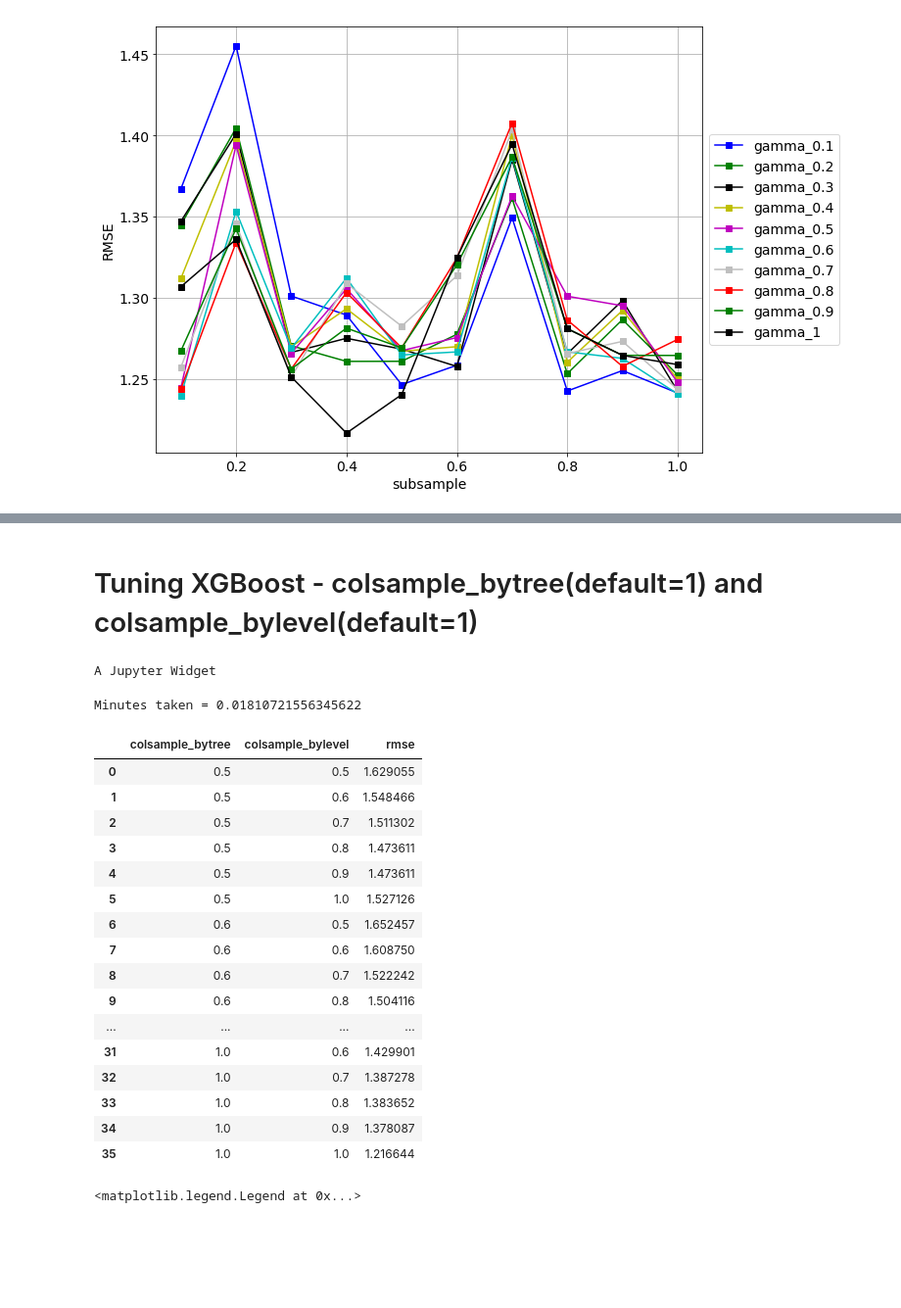
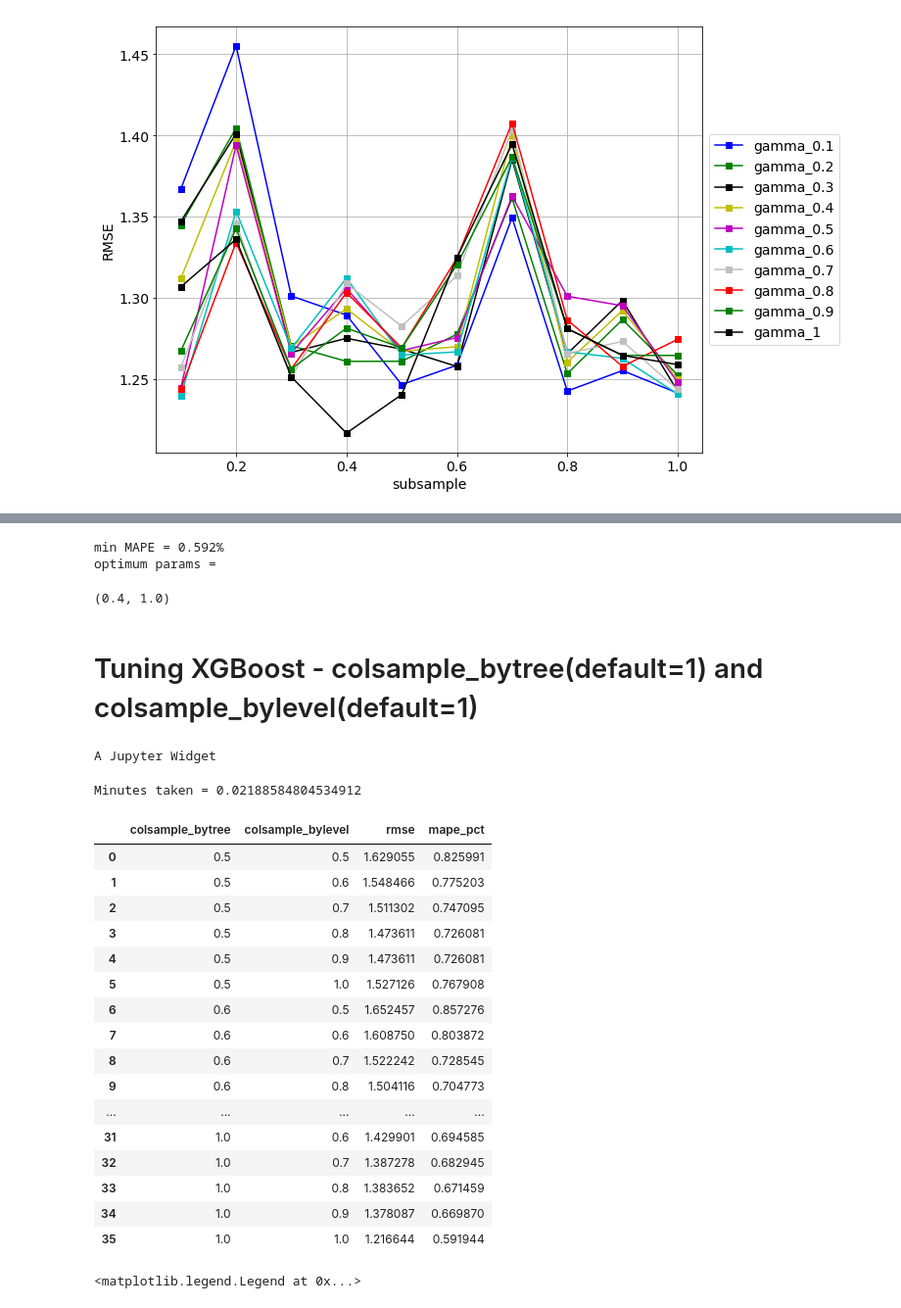
Before and after one commit to NGYB/Stocks, a Jupyter notebook: StockPricePrediction/StockPricePrediction_v1c_xgboost.ipynb, the cells around one changed output, grey strips where cells are left out. Shown at 98% size. Cells and saved outputs as stored; diff of their text form; code cells hidden in the pictures; blank space fills up the shorter version.

```diff
--- a/StockPricePrediction/StockPricePrediction_v1c_xgboost.ipynb
+++ b/StockPricePrediction/StockPricePrediction_v1c_xgboost.ipynb
@@ -89,6 +89,13 @@ def scale_row(row, feat_mean, feat_std):
 
     return row_scaled
 
+def get_mape(y_true, y_pred):
+    """
+    Compute mean absolute percentage error (MAPE)
+    """
+    y_true, y_pred = np.array(y_true), np.array(y_pred)
+    return np.mean(np.abs((y_true - y_pred) / y_true)) * 100
+
 def train_pred_eval_model(X_train_scaled, \
                           y_train_scaled, \
                           X_cv_scaled, \
@@ -107,7 +114,7 @@ def train_pred_eval_model(X_train_scaled, \
     '''
     Train model, do prediction, scale back to original range and do evaluation
     Use XGBoost here.
-    Returns rmse and predicted values
+    Returns rmse, mape and predicted values
     '''
 
     model = XGBRegressor(seed=model_seed,
@@ -129,8 +136,9 @@ def train_pred_eval_model(X_train_scaled, \
 
     # Calculate RMSE
     rmse = math.sqrt(mean_squared_error(y_cv, est))
+    mape = get_mape(y_cv, est)
 
-    return rmse, est
+    return rmse, mape, est
 # %% [markdown]
 # Load data
 # %%
@@ -747,14 +764,14 @@ param_list = range(10, 310, 10)
 param2_label = 'max_depth'
 param2_list = [2, 3, 4, 5, 6, 7, 8, 9]
 
-error_rate = {param_label: [] , param2_label: [], 'rmse': []}
+error_rate = {param_label: [] , param2_label: [], 'rmse': [], 'mape_pct': []}
 tic = time.time()
 for param in tqdm_notebook(param_list):
 #     print("param = " + str(param))
 
     for param2 in param2_list:
         # Train, predict and eval model
-        rmse, _ = train_pred_eval_model(X_train_scaled,
+        rmse, mape, _ = train_pred_eval_model(X_train_scaled,
                                      y_train_scaled,
                                      X_cv_scaled,
                                      y_cv,
@@ -774,6 +791,7 @@ for param in tqdm_notebook(param_list):
         error_rate[param_label].append(param)
         error_rate[param2_label].append(param2)
         error_rate['rmse'].append(rmse)
+        error_rate['mape_pct'].append(mape)
 
 error_rate = pd.DataFrame(error_rate)
 toc = time.time()
@@ -841,14 +869,14 @@ param_list = [0.001, 0.005, 0.01, 0.05, 0.1, 0.2, 0.3]
 param2_label = 'min_child_weight'
 param2_list = range(5, 21, 1)
 
-error_rate = {param_label: [] , param2_label: [], 'rmse': []}
+error_rate = {param_label: [] , param2_label: [], 'rmse': [], 'mape_pct': []}
 tic = time.time()
 for param in tqdm_notebook(param_list):
 #     print("param = " + str(param))
 
     for param2 in param2_list:
         # Train, predict and eval model
-        rmse, _ = train_pred_eval_model(X_train_scaled,
+        rmse, mape, _ = train_pred_eval_model(X_train_scaled,
                                      y_train_scaled,
                                      X_cv_scaled,
                                      y_cv,
@@ -868,6 +896,7 @@ for param in tqdm_notebook(param_list):
         error_rate[param_label].append(param)
         error_rate[param2_label].append(param2)
         error_rate['rmse'].append(rmse)
+        error_rate['mape_pct'].append(mape)
 
 error_rate = pd.DataFrame(error_rate)
 toc = time.time()
@@ -935,14 +975,14 @@ param_list = [0.1, 0.2, 0.3, 0.4, 0.5, 0.6, 0.7, 0.8, 0.9, 1]
 param2_label = 'gamma'
 param2_list = [0.1, 0.2, 0.3, 0.4, 0.5, 0.6, 0.7, 0.8, 0.9, 1]
 
-error_rate = {param_label: [] , param2_label: [], 'rmse': []}
+error_rate = {param_label: [] , param2_label: [], 'rmse': [], 'mape_pct': []}
 tic = time.time()
 for param in tqdm_notebook(param_list):
 #     print("param = " + str(param))
 
     for param2 in param2_list:
         # Train, predict and eval model
-        rmse, _ = train_pred_eval_model(X_train_scaled,
+        rmse, mape, _ = train_pred_eval_model(X_train_scaled,
                                      y_train_scaled,
                                      X_cv_scaled,
                                      y_cv,
@@ -962,6 +1002,7 @@ for param in tqdm_notebook(param_list):
         error_rate[param_label].append(param)
         error_rate[param2_label].append(param2)
         error_rate['rmse'].append(rmse)
+        error_rate['mape_pct'].append(mape)
 
 error_rate = pd.DataFrame(error_rate)
 toc = time.time()
@@ -1021,5 +1062,16 @@ min RMSE = 1.216643732569127
 optimum params =
 (0.4, 1.0)
+# %%
+# Get optimum value for param and param2, using MAPE
+# We will use RMSE to decide the final optimum params to use
+temp = error_rate[error_rate['mape_pct'] == error_rate['mape_pct'].min()]
+print("min MAPE = %0.3f%%" % error_rate['mape_pct'].min())
+print("optimum params = ")
+temp['subsample'].values[0], temp['gamma'].values[0]
+# %% [output]
+min MAPE = 0.592%
+optimum params =
+(0.4, 1.0)
 # %% [markdown]
 # Tuning XGBoost - colsample_bytree(default=1) and colsample_bylevel(default=1)
 # %%
@@ -1029,58 +1081,59 @@ param_list = [0.5, 0.6, 0.7, 0.8, 0.9, 1]
 param2_label = 'colsample_bylevel'
 param2_list = [0.5, 0.6, 0.7, 0.8, 0.9, 1]
 
-error_rate = {param_label: [] , param2_label: [], 'rmse': []}
+error_rate = {param_label: [] , param2_label: [], 'rmse': [], 'mape_pct': []}
 tic = time.time()
 for param in tqdm_notebook(param_list):
 #     print("param = " + str(param))
 
     for param2 in param2_list:
         # Train, predict and eval model
-        rmse, _ = train_pred_eval_model(X_train_scaled,
+        rmse, mape, _ = train_pred_eval_model(X_train_scaled,
                                      y_train_scaled,
                                      X_cv_scaled,
                                      y_cv,
                                      cv['adj_close_mean'],
                                      cv['adj_close_std'],
                                      seed=model_seed,
                                      n_estimators=n_estimators_opt,
                                      max_depth=max_depth_opt,
                                      learning_rate=learning_rate_opt,
                                      min_child_weight=min_child_weight_opt,
                                      subsample=subsample_opt,
                                      colsample_bytree=param,
                                      colsample_bylevel=param2,
                                      gamma=gamma_opt)
 
         # Collect results
         error_rate[param_label].append(param)
         error_rate[param2_label].append(param2)
         error_rate['rmse'].append(rmse)
+        error_rate['mape_pct'].append(mape)
 
 error_rate = pd.DataFrame(error_rate)
 toc = time.time()
 print("Minutes taken = " + str((toc-tic)/60.0))
 error_rate
 # %% [output]
 A Jupyter Widget
-Minutes taken = 0.01810721556345622
+Minutes taken = 0.02188584804534912
-|  | colsample_bytree | colsample_bylevel | rmse |
-| 0 | 0.5 | 0.5 | 1.629055 |
-| 1 | 0.5 | 0.6 | 1.548466 |
-| 2 | 0.5 | 0.7 | 1.511302 |
-| 3 | 0.5 | 0.8 | 1.473611 |
-| 4 | 0.5 | 0.9 | 1.473611 |
-| 5 | 0.5 | 1.0 | 1.527126 |
-| 6 | 0.6 | 0.5 | 1.652457 |
-| 7 | 0.6 | 0.6 | 1.608750 |
-| 8 | 0.6 | 0.7 | 1.522242 |
-| 9 | 0.6 | 0.8 | 1.504116 |
-| ... | ... | ... | ... |
-| 31 | 1.0 | 0.6 | 1.429901 |
-| 32 | 1.0 | 0.7 | 1.387278 |
-| 33 | 1.0 | 0.8 | 1.383652 |
-| 34 | 1.0 | 0.9 | 1.378087 |
-| 35 | 1.0 | 1.0 | 1.216644 |
+|  | colsample_bytree | colsample_bylevel | rmse | mape_pct |
+| 0 | 0.5 | 0.5 | 1.629055 | 0.825991 |
+| 1 | 0.5 | 0.6 | 1.548466 | 0.775203 |
+| 2 | 0.5 | 0.7 | 1.511302 | 0.747095 |
+| 3 | 0.5 | 0.8 | 1.473611 | 0.726081 |
+| 4 | 0.5 | 0.9 | 1.473611 | 0.726081 |
+| 5 | 0.5 | 1.0 | 1.527126 | 0.767908 |
+| 6 | 0.6 | 0.5 | 1.652457 | 0.857276 |
+| 7 | 0.6 | 0.6 | 1.608750 | 0.803872 |
+| 8 | 0.6 | 0.7 | 1.522242 | 0.728545 |
+| 9 | 0.6 | 0.8 | 1.504116 | 0.704773 |
+| ... | ... | ... | ... | ... |
+| 31 | 1.0 | 0.6 | 1.429901 | 0.694585 |
+| 32 | 1.0 | 0.7 | 1.387278 | 0.682945 |
+| 33 | 1.0 | 0.8 | 1.383652 | 0.671459 |
+| 34 | 1.0 | 0.9 | 1.378087 | 0.669870 |
+| 35 | 1.0 | 1.0 | 1.216644 | 0.591944 |
 # %%
 # Plot performance versus params
 rcParams['figure.figsize'] = 10, 8 # width 10, height 8
```
Also changed, not shown: parts of 17 cells of this notebook.
